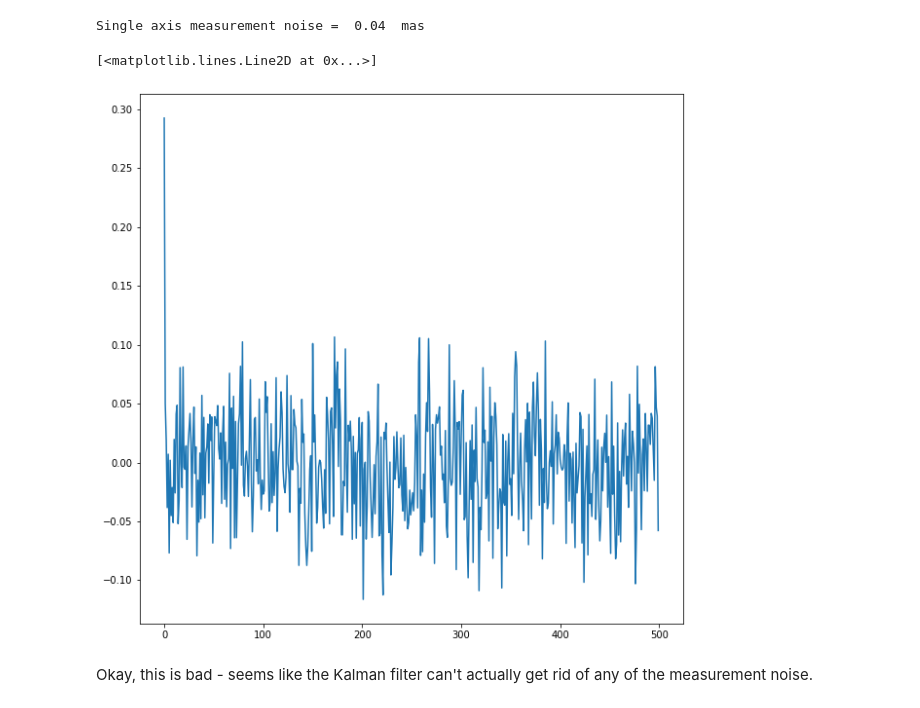
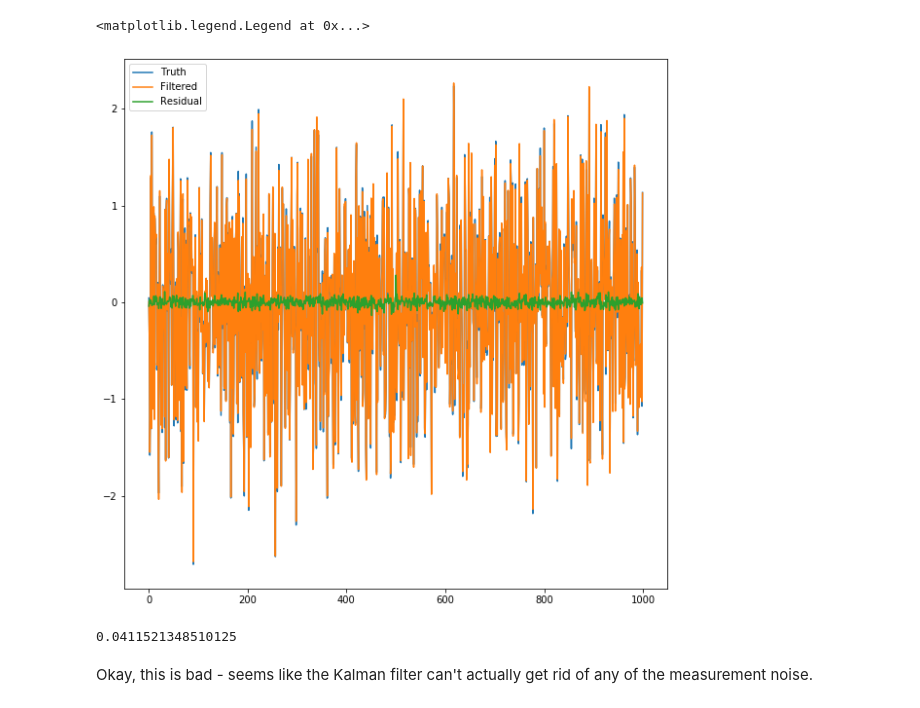
Before and after one commit to aditya-sengupta/tip-tilt-control, a Jupyter notebook: control/dev/impulse_filter.ipynb, the cells around one changed output. Drawn from its saved outputs; the diff is of its cells as text; code cells hidden in the pictures.

```diff
--- a/control/dev/impulse_filter.ipynb
+++ b/control/dev/impulse_filter.ipynb
@@ -58,5 +23,5 @@ from fractal_deriv import *
 # %%
-filter_turbulence = design_filt(dt = 1/f_sampling, N = 2*filter_N)
+filter_turbulence = design_filt(dt = 1/f_sampling, N = 2*N)
 # the good thing about Robo-AO frequency being so low
 # is I can drive N really low and match it
 response = filt(filter_turbulence, dt=1/f_sampling, u=x_tt[:lim])
@@ -69,19 +34,17 @@ def make_impulse_filter(x):
     # takes in np array x: the impulse response of a filter
     # returns matrices A, P, Q, H, R to augment with the kfilter
     n = x.size
-    # basically the idea is to drive the Kalman filter's physics model with a Wiener/convolution filter.
     A = np.zeros((n, n))
     for i in range(1, n):
         A[i][i-1] = 1
     A[0] = np.flip(x)
     # when you start the filter, make sure to start it at time n with the first n measurements identically
-    # P is just zeros and it'll get tuned online
     P = np.zeros((n,n))
     Q = np.zeros((n,n))
-    Q[0][0] = 1e-3 # completely arbitrary
+    Q[0][0] = 1
     H = np.zeros((1,n))
     H[:,0] = 1
-    R = np.array([0.06])
+    R = np.array([0.04**2])
     return A, P, Q, H, R
 
 A, P, Q, H, R = make_impulse_filter(filter_turbulence)
@@ -117,14 +50,0 @@ plt.plot(np.abs(x_tt[:lim] - np.hstack((x_tt[:filter_N], kfiltered))))
-# %%
-# let's calculate the measurement error
-zeropoint = 452 * 1.51 * 10**7 # photons/s/m^2
-throughput = 0.5
-wavelength = 806e-9 # m
-diameter = 2.1 # m
-Hmag = 9.0    # star's H magnitude
-
-## Compute measurement noise
-photons_per_measurement       = zeropoint * 10**(-0.4*Hmag) * (1.0/f_sampling) * (np.pi * (diameter/2)**2) * throughput
-measurement_noise_single_axis = wavelength/(np.pi * diameter * np.sqrt(photons_per_measurement)) * 206265 # arcseconds
-print('Single axis measurement noise = ', round(measurement_noise_single_axis*1000,2), ' mas')
-# %% [output]
-Single axis measurement noise =  0.04  mas
@@ -134,21 +51,22 @@ measurements = true_tts + np.random.normal(0, 0.04, true_tts.shape)
-# %%
-R = np.array([0.04**2])
-rms = lambda data: np.sqrt(np.mean(data ** 2))
-kfiltered_q = lambda q: kfilter((measurements[:filter_N], A, P, Q * 1000 * q, H, R), measurements[filter_N:lim])
-'''
-def to_optimize(q):
-    print(q)
-    error = rms(kfiltered_q(q) - true_tts[filter_N:lim])
-    print(error)
-    return error
-
-res = optimize.minimize(to_optimize, [1])
-print(res)'''
-
-plt.figure(figsize=(10,10))
-plt.plot(true_tts[filter_N:lim] - kfiltered_q(6.66982581))
-# %% [output]
-[<matplotlib.lines.Line2D at 0x...>]
-[figure, removed]
+# %%
+# now, let's Kalman filter with this
+measurements = x_tt + np.random.normal(0, 0.04, x_tt.shape)
+rms = lambda data: np.sqrt(np.mean(data ** 2))
+kfiltered = kfilter((measurements[:N], A, P, Q, H, R), measurements[N:lim])
+# %%
+plt.figure(figsize=(10,10))
+filtered = np.hstack((measurements[:N], kfiltered))
+plt.plot(x_tt[:lim], label='Truth')
+plt.plot(filtered, label='Filtered')
+residual = filtered - x_tt[:lim]
+plt.plot(residual, label='Residual')
+plt.legend()
+# %% [output]
+<matplotlib.legend.Legend at 0x...>
+[figure, added]
+# %%
+rms(residual[:])
+# %% [output]
+0.0411521348510125
 # %% [markdown]
 Okay, this is bad - seems like the Kalman filter can't actually get rid of any of the measurement noise.
```
Also changed, not shown: parts of 12 cells of this notebook, 1 other file.
